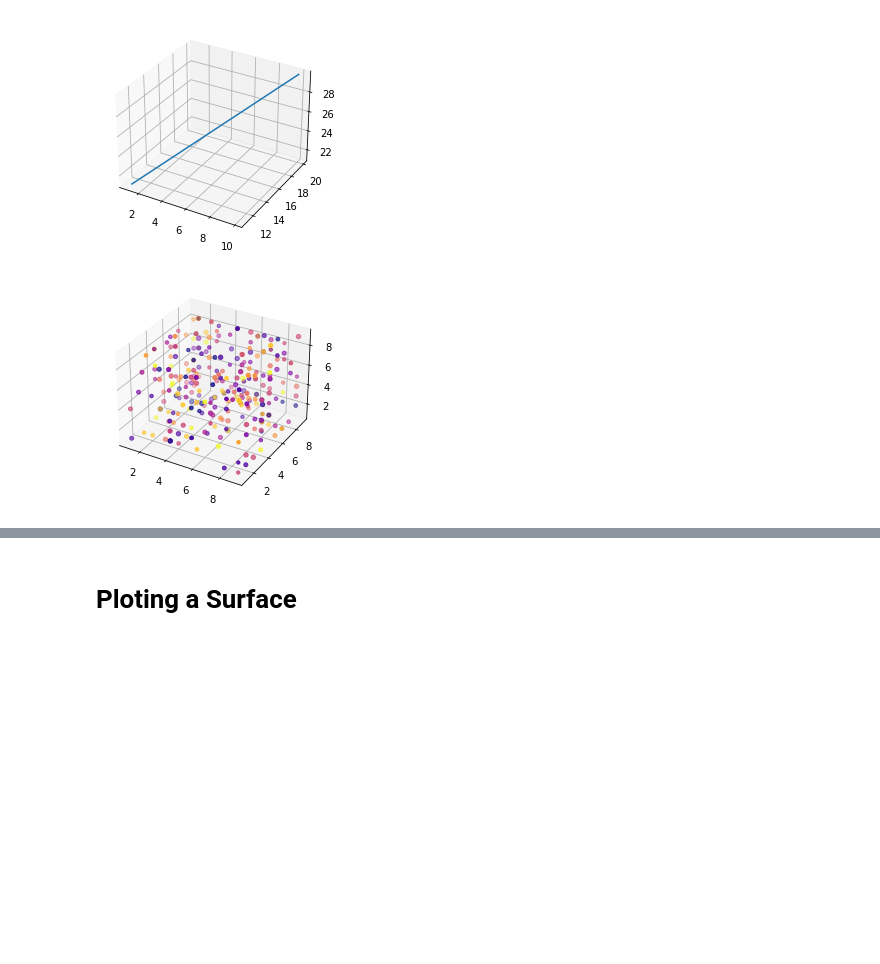
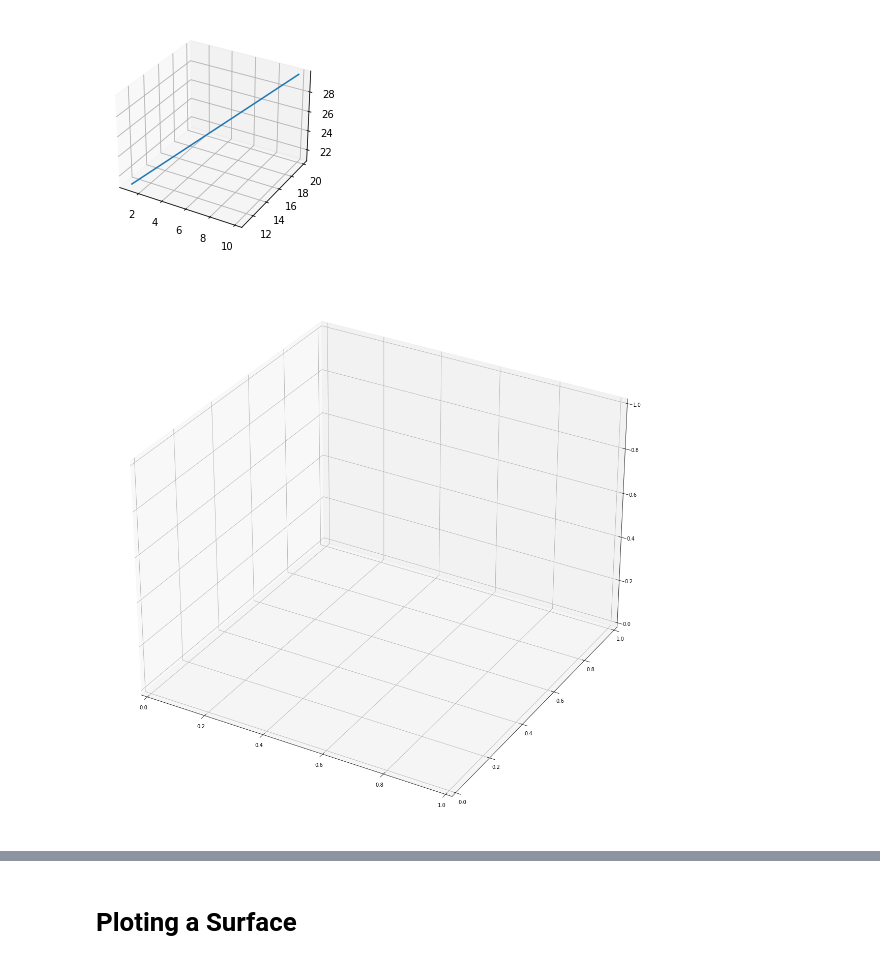
Before and after one commit to git-miji/Matplotlib, a Jupyter notebook: Matplotlib.ipynb, the cells around one changed output, grey strips where cells are left out. Saved outputs shown, nothing was run; the diff lists cells and outputs as text; code cells hidden in the pictures; blank space fills up the shorter version.

```diff
--- a/Matplotlib.ipynb
+++ b/Matplotlib.ipynb
@@ -90,17 +94,8 @@ ax.plot(x,y,z)
 plt.show()
 # %% [output]
 [figure]
-# %%
-#Using Random function
-ax=plt.axes(projection='3d')
-x=np.random.randint(1,10,(300,))
-y=np.random.randint(1,10,(300,))
-z=np.random.randint(1,10,(300,))
-p=np.random.randint(11,20,(300,))
-q=np.random.randint(11,20,(300,))
-r=np.random.randint(11,20,(300,))
-
-ax.scatter(x,y,z,p,q,r, cmap="plasma")
-plt.show()
-# %% [output]
-[figure, removed]
+# %%
+fig = plt.figure(figsize=(20,20))
+ax = plt.axes(projection='3d')
+# %% [output]
+[figure, added]
```
Also changed, not shown: parts of 4 cells of this notebook.
